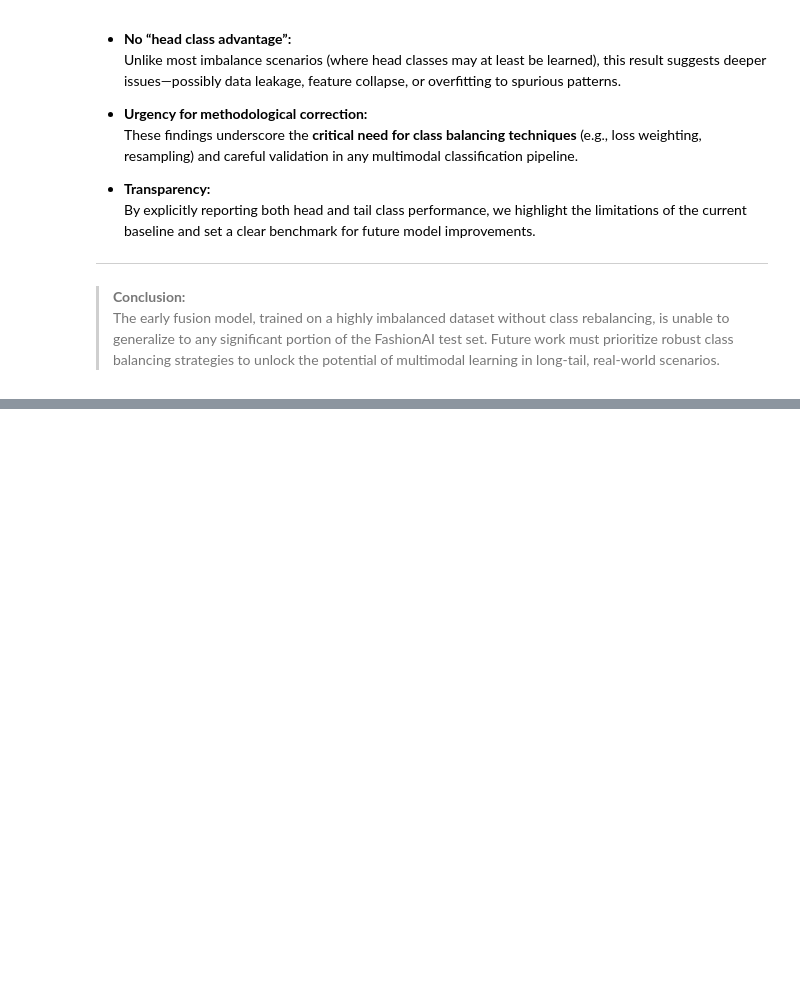
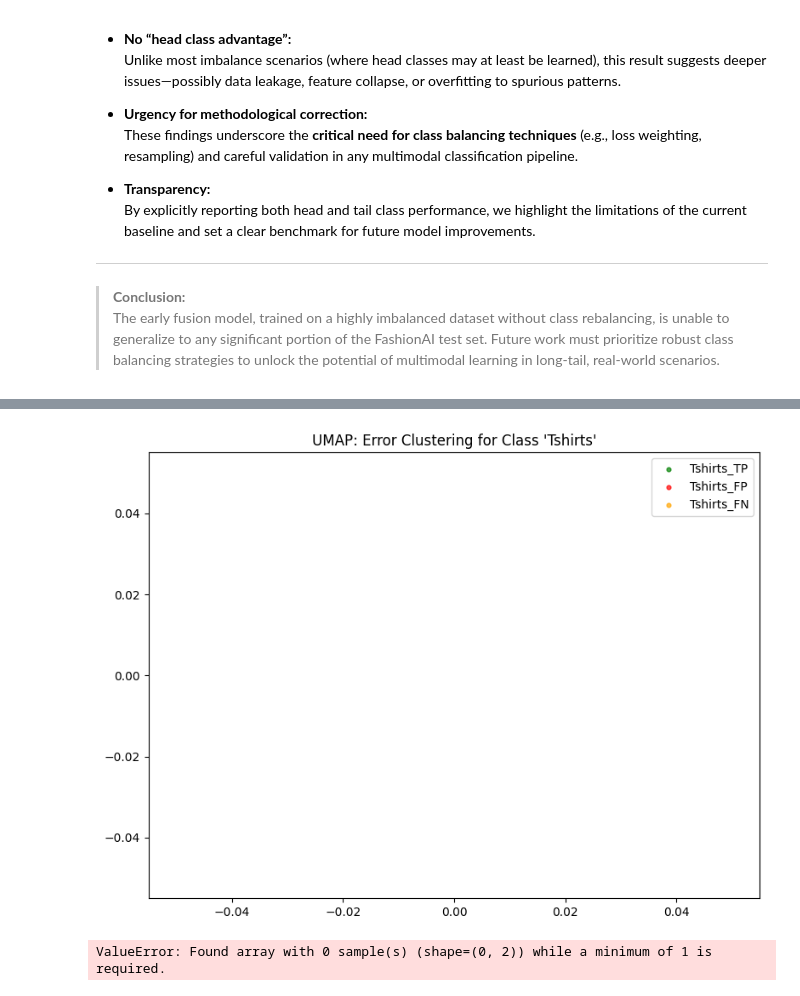
Before and after one commit to PM-0125/COmparative_Study_of_Multimodal_Represenations, a Jupyter notebook: notebooks/02_exploratory_fashionai.ipynb, the cells around one changed output, grey strips where cells are left out. Drawn from its saved outputs; the diff is of its cells as text; code cells hidden in the pictures; blank space fills up the shorter version.

```diff
--- a/notebooks/02_exploratory_fashionai.ipynb
+++ b/notebooks/02_exploratory_fashionai.ipynb
@@ -504,0 +904,53 @@ Tail class metrics (remaining 107 classes):
+# %%
+import numpy as np
+
+# If not already available:
+# labels_encoded: np.array of true label indices
+# y_pred: np.array of predicted label indices
+# all_labels: class names in idx order
+
+error_status = np.array(['other'] * len(labels_encoded))
+
+for class_idx, class_name in enumerate(all_labels):
+    # True Positive: correct and predicted as this class
+    mask_tp = (labels_encoded == class_idx) & (y_pred == class_idx)
+    # False Positive: predicted as this class but true is different
+    mask_fp = (labels_encoded != class_idx) & (y_pred == class_idx)
+    # False Negative: true is this class but predicted as something else
+    mask_fn = (labels_encoded == class_idx) & (y_pred != class_idx)
+
+    error_status[mask_tp] = f'{class_name}_TP'
+    error_status[mask_fp] = f'{class_name}_FP'
+    error_status[mask_fn] = f'{class_name}_FN'
+# %%
+import matplotlib.pyplot as plt
+
+# Choose a class of interest (index or name)
+focus_class = 'Tshirts'  # e.g., 'Tshirts' (head), or a rare class
+focus_idx = all_labels.index(focus_class)
+
+# Build mask for this class's error types
+statuses = [f"{focus_class}_TP", f"{focus_class}_FP", f"{focus_class}_FN"]
+colors = ['green', 'red', 'orange']
+
+plt.figure(figsize=(8, 6))
+for status, color in zip(statuses, colors):
+    mask = error_status == status
+    plt.scatter(umap_proj[mask, 0], umap_proj[mask, 1], s=12, c=color, label=status, alpha=0.7)
+plt.title(f"UMAP: Error Clustering for Class '{focus_class}'")
+plt.legend()
+plt.tight_layout()
+plt.show()
+# %% [output]
+[figure, added]
+# %%
+from sklearn.metrics import silhouette_score
+
+# Assign 0/1/2 for TP/FP/FN, ignore 'other'
+mask_focus = np.isin(error_status, statuses)
+error_labels = np.array([statuses.index(s) for s in error_status[mask_focus]])
+
+sil_score = silhouette_score(umap_proj[mask_focus], error_labels)
+print(f"Silhouette score for error clustering in '{focus_class}': {sil_score:.3f}")
+# %% [output]
+ValueError: Found array with 0 sample(s) (shape=(0, 2)) while a minimum of 1 is required.
```
Also changed, not shown: parts of 28 cells of this notebook.
